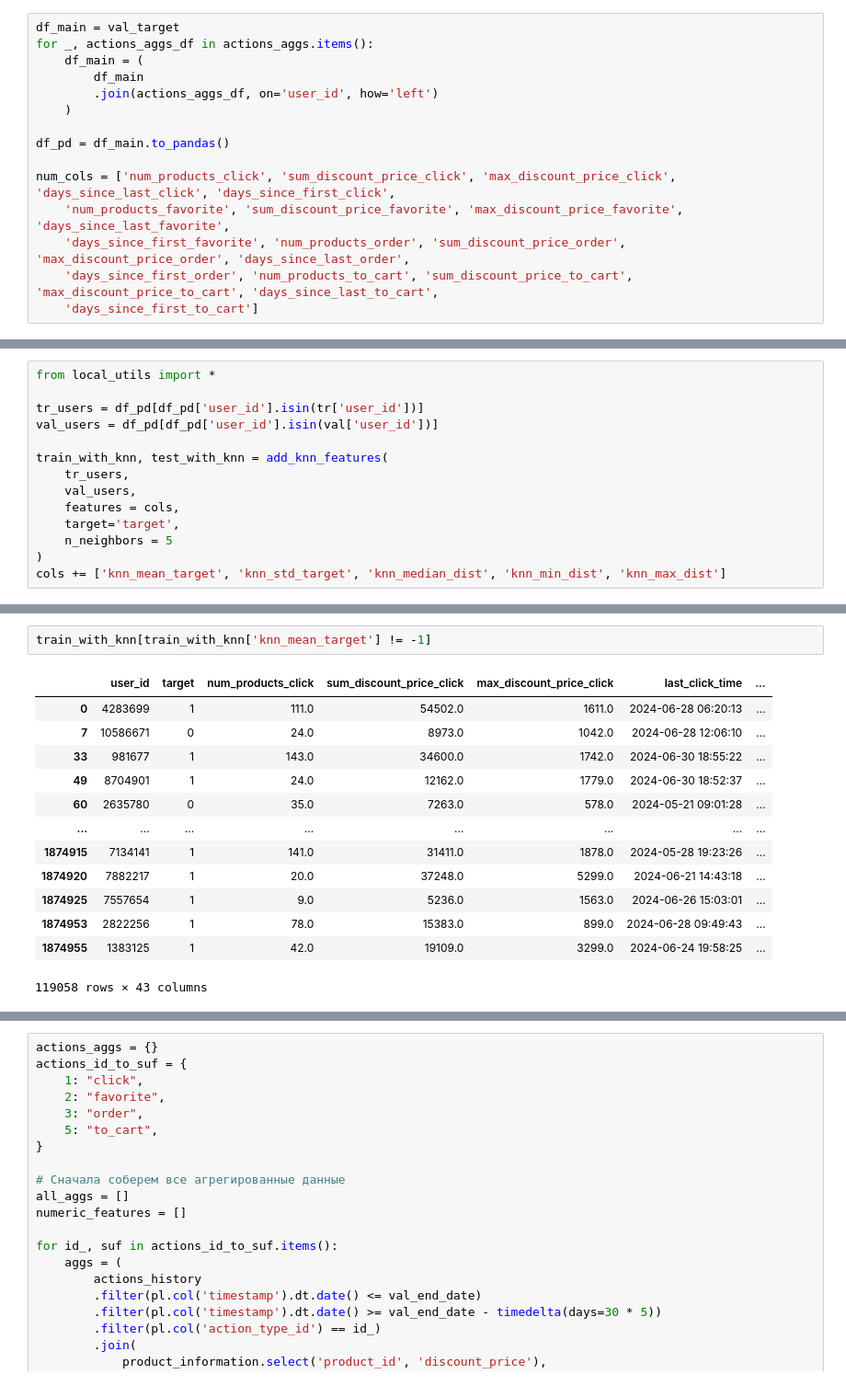
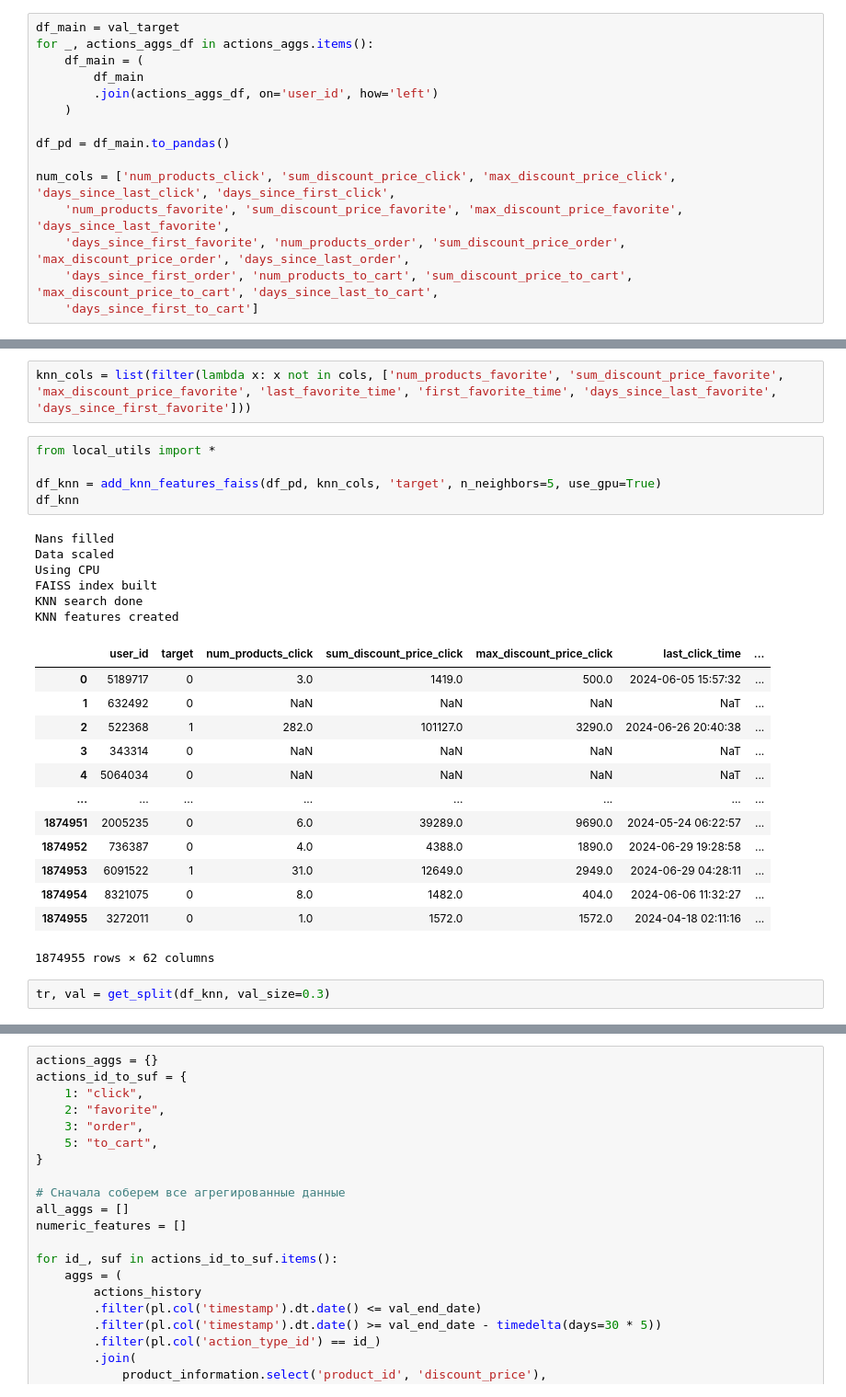
Before and after one commit to GKorzh21/aim_2_hw, a Jupyter notebook: ML2/hw2/main_raw_knn.ipynb, the cells around one changed output, grey strips where cells are left out. Shown at 92% size. Drawn from its saved outputs; the diff is of its cells as text.

```diff
--- a/ML2/hw2/main_raw_knn.ipynb
+++ b/ML2/hw2/main_raw_knn.ipynb
@@ -269,14 +225,0 @@ dtype: float64
-# %%
-from local_utils import *
-
-tr_users = df_pd[df_pd['user_id'].isin(tr['user_id'])]
-val_users = df_pd[df_pd['user_id'].isin(val['user_id'])]
-
-train_with_knn, test_with_knn = add_knn_features(
-    tr_users,
-    val_users,
-    features = cols,
-    target='target',
-    n_neighbors = 5
-)
-cols += ['knn_mean_target', 'knn_std_target', 'knn_median_dist', 'knn_min_dist', 'knn_max_dist']
@@ -309,16 +226,29 @@ cols += ['knn_mean_target', 'knn_std_target', 'knn_median_dist', 'knn_min_dist',
-# %%
-train_with_knn[train_with_knn['knn_mean_target'] != -1]
-# %% [output]
-|  | user_id | target | num_products_click | sum_discount_price_click | max_discount_price_click | last_click_time | ... |
-| 0 | 4283699 | 1 | 111.0 | 54502.0 | 1611.0 | 2024-06-28 06:20:13 | ... |
-| 7 | 10586671 | 0 | 24.0 | 8973.0 | 1042.0 | 2024-06-28 12:06:10 | ... |
-| 33 | 981677 | 1 | 143.0 | 34600.0 | 1742.0 | 2024-06-30 18:55:22 | ... |
-| 49 | 8704901 | 1 | 24.0 | 12162.0 | 1779.0 | 2024-06-30 18:52:37 | ... |
-| 60 | 2635780 | 0 | 35.0 | 7263.0 | 578.0 | 2024-05-21 09:01:28 | ... |
-| ... | ... | ... | ... | ... | ... | ... | ... |
-| 1874915 | 7134141 | 1 | 141.0 | 31411.0 | 1878.0 | 2024-05-28 19:23:26 | ... |
-| 1874920 | 7882217 | 1 | 20.0 | 37248.0 | 5299.0 | 2024-06-21 14:43:18 | ... |
-| 1874925 | 7557654 | 1 | 9.0 | 5236.0 | 1563.0 | 2024-06-26 15:03:01 | ... |
-| 1874953 | 2822256 | 1 | 78.0 | 15383.0 | 899.0 | 2024-06-28 09:49:43 | ... |
-| 1874955 | 1383125 | 1 | 42.0 | 19109.0 | 3299.0 | 2024-06-24 19:58:25 | ... |
-119058 rows × 43 columns
+# %%
+knn_cols = list(filter(lambda x: x not in cols, ['num_products_favorite', 'sum_discount_price_favorite', 'max_discount_price_favorite', 'last_favorite_time', 'first_favorite_time', 'days_since_last_favorite', 'days_since_first_favorite']))
+# %%
+from local_utils import *
+
+df_knn = add_knn_features_faiss(df_pd, knn_cols, 'target', n_neighbors=5, use_gpu=True)
+df_knn
+# %% [output]
+Nans filled
+Data scaled
+Using CPU
+FAISS index built
+KNN search done
+KNN features created
+|  | user_id | target | num_products_click | sum_discount_price_click | max_discount_price_click | last_click_time | ... |
+| 0 | 5189717 | 0 | 3.0 | 1419.0 | 500.0 | 2024-06-05 15:57:32 | ... |
+| 1 | 632492 | 0 | NaN | NaN | NaN | NaT | ... |
+| 2 | 522368 | 1 | 282.0 | 101127.0 | 3290.0 | 2024-06-26 20:40:38 | ... |
+| 3 | 343314 | 0 | NaN | NaN | NaN | NaT | ... |
+| 4 | 5064034 | 0 | NaN | NaN | NaN | NaT | ... |
+| ... | ... | ... | ... | ... | ... | ... | ... |
+| 1874951 | 2005235 | 0 | 6.0 | 39289.0 | 9690.0 | 2024-05-24 06:22:57 | ... |
+| 1874952 | 736387 | 0 | 4.0 | 4388.0 | 1890.0 | 2024-06-29 19:28:58 | ... |
+| 1874953 | 6091522 | 1 | 31.0 | 12649.0 | 2949.0 | 2024-06-29 04:28:11 | ... |
+| 1874954 | 8321075 | 0 | 8.0 | 1482.0 | 404.0 | 2024-06-06 11:32:27 | ... |
+| 1874955 | 3272011 | 0 | 1.0 | 1572.0 | 1572.0 | 2024-04-18 02:11:16 | ... |
+1874955 rows × 62 columns
+# %%
+tr, val = get_split(df_knn, val_size=0.3)
```
Also changed, not shown: parts of 14 cells of this notebook, 4 other files.
